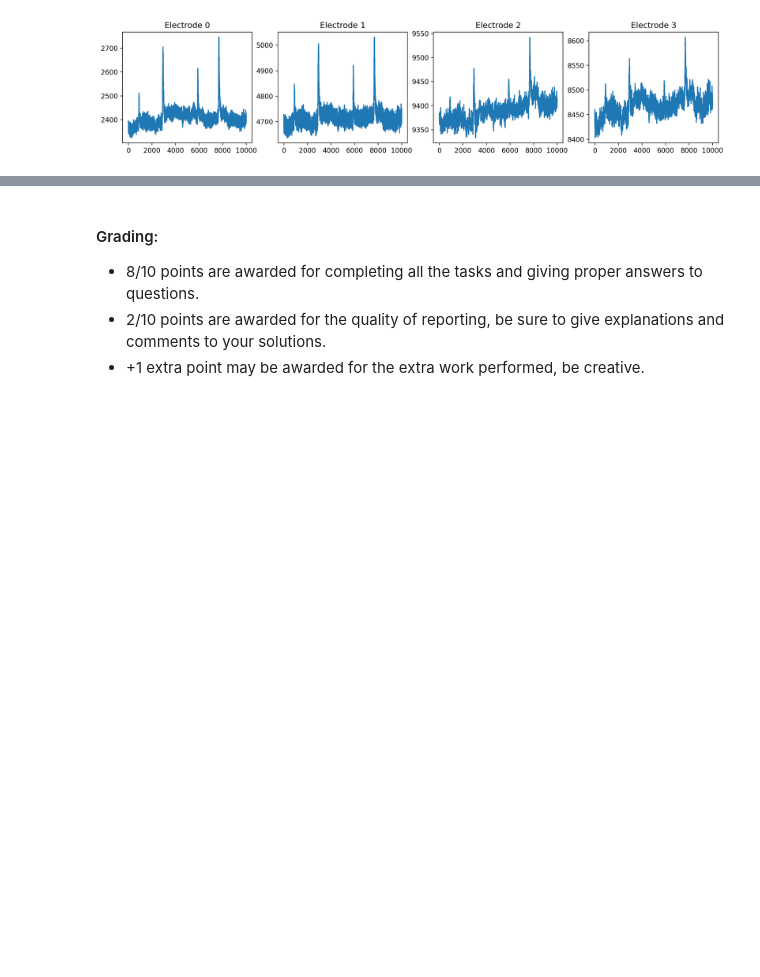
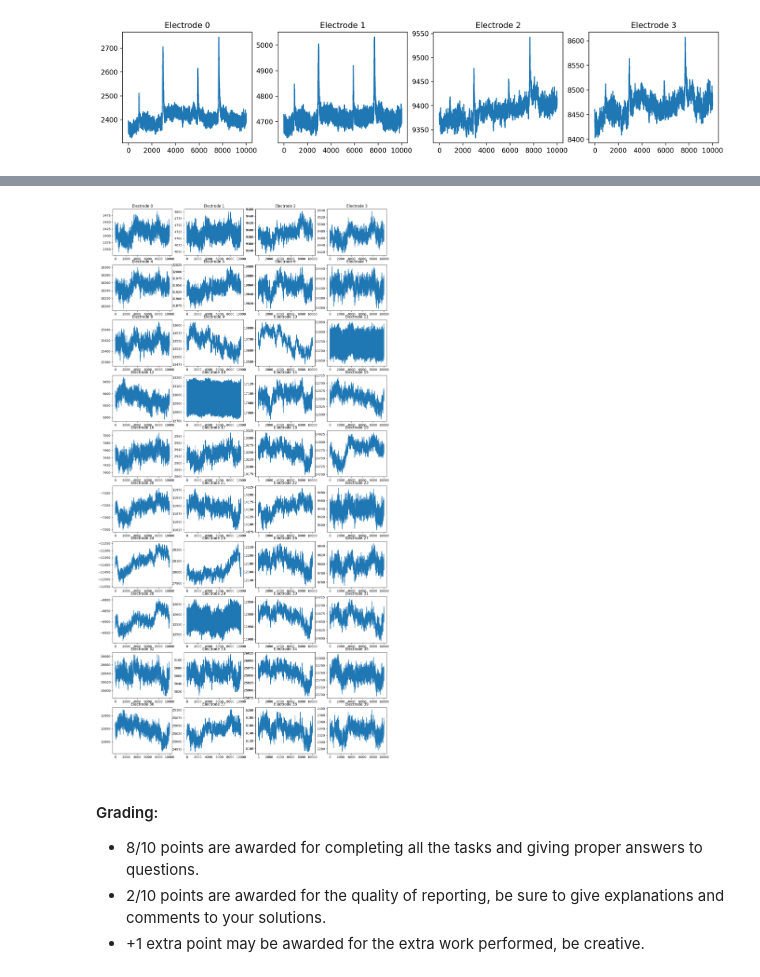
Before and after one commit to aigoncharov/course-geometrical-methods, a Jupyter notebook: hw1.ipynb, the cells around one changed output, grey strips where cells are left out. Saved outputs shown, nothing was run; the diff lists cells and outputs as text; code cells hidden in the pictures; blank space fills up the shorter version.

```diff
--- a/hw1.ipynb
+++ b/hw1.ipynb
@@ -552,0 +583,9 @@ plt.show()
+# %%
+# Picking the most severe graphs
+# We should not remove too much, right?
+blinks = [1, 3, 4, 16, 19, 25, 28, 31, 38]
+
+for i in blinks:
+    ica.mixing_[:, i] = 0
+# %%
+reconstructed = np.dot(X, ica.mixing_.T) + ica.mean_
@@ -553,3 +596,13 @@ plt.show()
+# %%
+fig, ax = plt.subplots(10, 4, figsize=(16, 32))
+for j in range(40):
+    row = trunc(j / 4)
+    col = j % 4
+    ax[row][col].set_title("Electrode {}".format(j))
+    ax[row][col].plot(reconstructed[:, j])
+plt.show()
+# %% [output]
+[figure, added]
 # %% [markdown]
 #### Grading:
 
```
Also changed, not shown: parts of 8 cells of this notebook.
